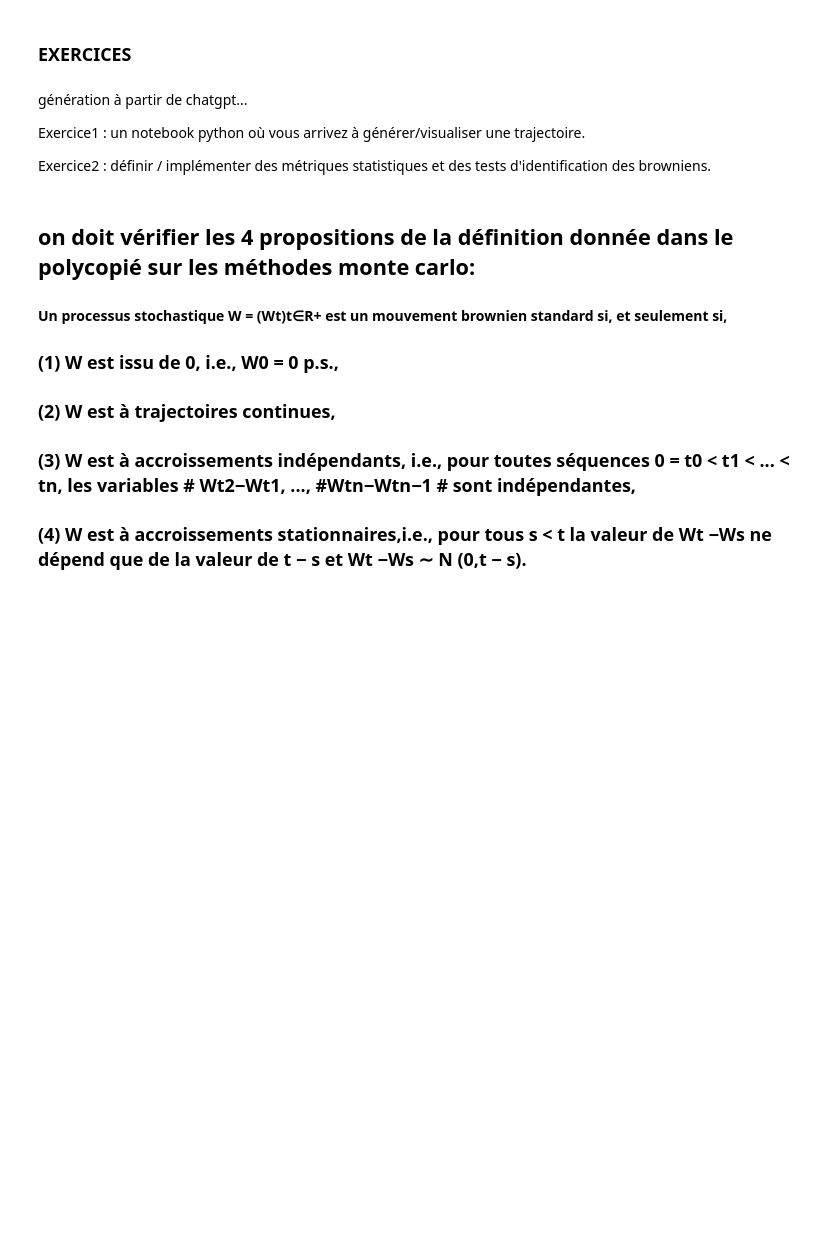
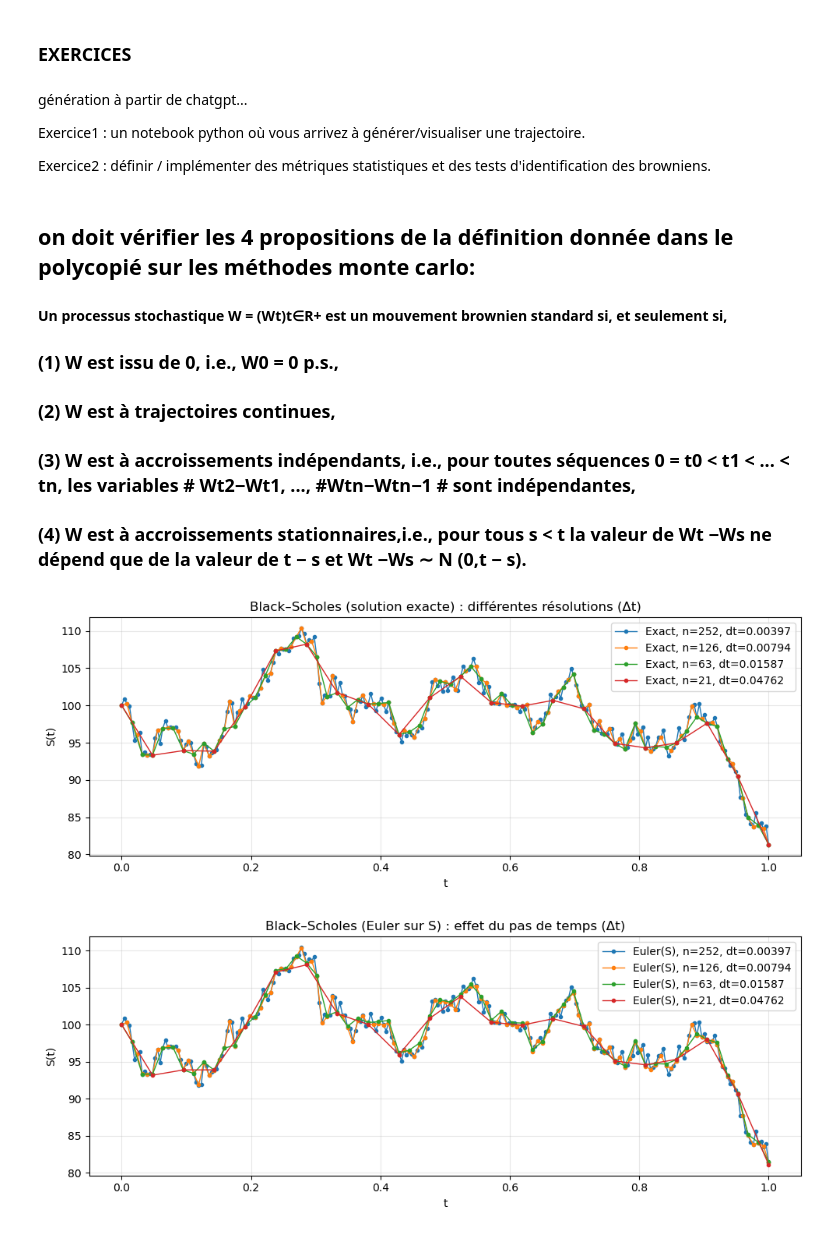
Before and after one commit to edward362/projet_soge, a Jupyter notebook: exercices.ipynb, the cells around one changed output. Saved outputs shown, nothing was run; the diff lists cells and outputs as text; code cells hidden in the pictures; blank space fills up the shorter version.

```diff
--- a/exercices.ipynb
+++ b/exercices.ipynb
@@ -343,3 +343,81 @@ def main():
 
     # (4)
     stationary_and_gaussian_tests(W, dt, ks=(1, 2, 5, 10, 25, 50, 100, 200))
+# %%
+def bs_exact_from_W(S0, r, q, sigma, t, W):
+    """Solution exacte de Black–Scholes à partir d'un Brownien standard W_t."""
+    return S0 * np.exp((r - q - 0.5 * sigma**2) * t + sigma * W)
+
+def bs_euler_from_dW(S0, r, q, sigma, dt, dW):
+    """Euler sur S (approx) :
+    S_{k+1} = S_k + (r-q) S_k dt + sigma S_k dW_k
+    Attention : la trajectoire peut devenir négative si dt est gros. """
+    n = len(dW)
+    S = np.empty(n + 1)
+    S[0] = S0
+    for k in range(n):
+        S[k+1] = S[k] + (r - q) * S[k] * dt + sigma * S[k] * dW[k]
+    return S
+
+def coarsen_path(t_fine, W_fine, n_coarse):
+    """ on sous-échantillonne une trajectoire W_fine (n_fine pas) sur n_coarse pas.
+    Nécessite n_coarse | n_fine.
+    """
+    n_fine = len(W_fine) - 1
+    if n_fine % n_coarse != 0:
+        raise ValueError(f"n_coarse={n_coarse} doit diviser n_fine={n_fine}.")
+    k = n_fine // n_coarse
+    idx = np.arange(0, n_fine + 1, k)
+    return t_fine[idx], W_fine[idx]
+
+# =========================
+# PARAMÈTRES DE SIMULATION ET DE PLOTTING
+# =========================
+S0 = 100.0
+r  = 0.03
+q  = 0.00
+T  = 1.0
+
+seed = 67
+
+# On simule une trajectoire brownienne "fine" une seule fois,
+# puis on la regarde à différentes résolutions (Δt différentes).
+n_fine = 2520
+t_fine, W_fine, dt_fine = simulate_brownian(mu=0.0, sigma=1.0, T=T, n=n_fine, x0=0.0, seed=seed)
+
+# =========================
+# FIGURE 1 : TEST PAS DE TEMPS (Δt) DANS BS
+# - Exact : même trajectoire, juste plus ou moins de points
+# - Euler sur S : dt influence l'erreur => trajectoires différentes
+# =========================
+sigma_dt_test = 0.20
+n_list = [252, 126, 63, 21]   # des diviseurs de 2520
+
+plt.figure(figsize=(10, 4))
+for n in n_list:
+    t_c, W_c = coarsen_path(t_fine, W_fine, n_coarse=n)
+    S_exact = bs_exact_from_W(S0, r, q, sigma_dt_test, t_c, W_c)
+    plt.plot(t_c, S_exact, marker='o', markersize=3, linewidth=1, label=f"Exact, n={n}, dt={T/n:.5f}")
+plt.title("Black–Scholes (solution exacte) : différentes résolutions (Δt)")
+plt.xlabel("t")
+plt.ylabel("S(t)")
+plt.legend()
+plt.grid(True, alpha=0.3)
+plt.tight_layout()
+
+plt.figure(figsize=(10, 4))
+for n in n_list:
+    t_c, W_c = coarsen_path(t_fine, W_fine, n_coarse=n)
+    dW_c = np.diff(W_c)         # incréments brownien cohérents avec la trajectoire fine
+    dt_c = T / n
+    S_euler = bs_euler_from_dW(S0, r, q, sigma_dt_test, dt_c, dW_c)
+    plt.plot(t_c, S_euler, marker='o', markersize=3, linewidth=1, label=f"Euler(S), n={n}, dt={dt_c:.5f}")
+plt.title("Black–Scholes (Euler sur S) : effet du pas de temps (Δt)")
+plt.xlabel("t")
+plt.ylabel("S(t)")
+plt.legend()
+plt.grid(True, alpha=0.3)
+plt.tight_layout()
+# %% [output]
+[figure, added]
+[figure, added]
```
Also changed, not shown: parts of 3 cells of this notebook, 4 other files.
